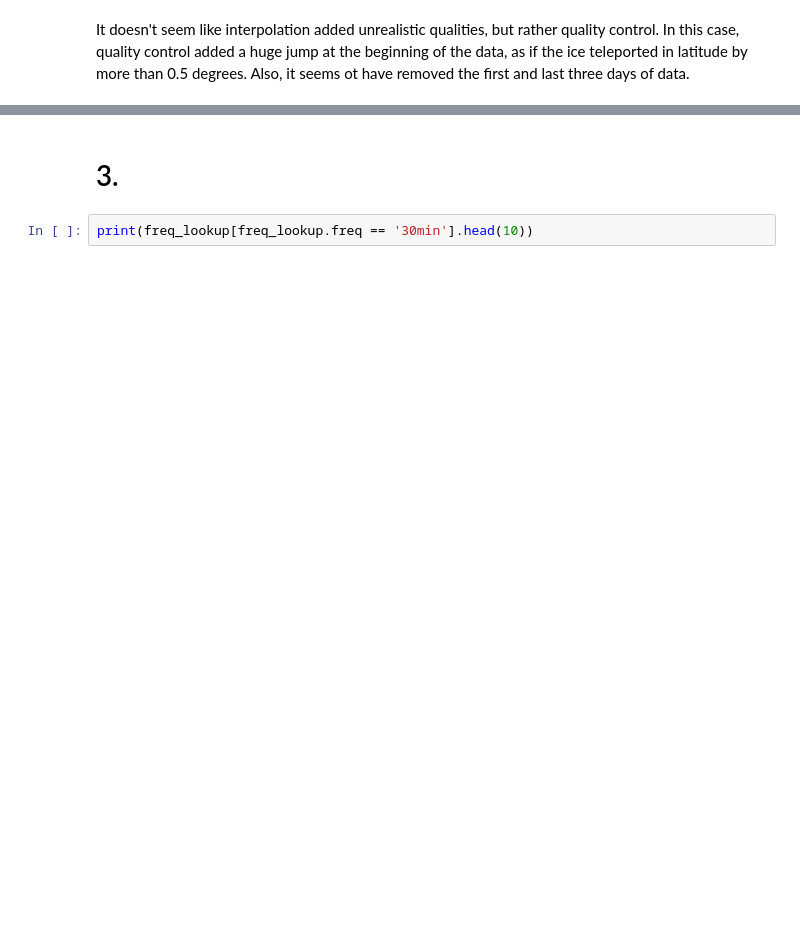
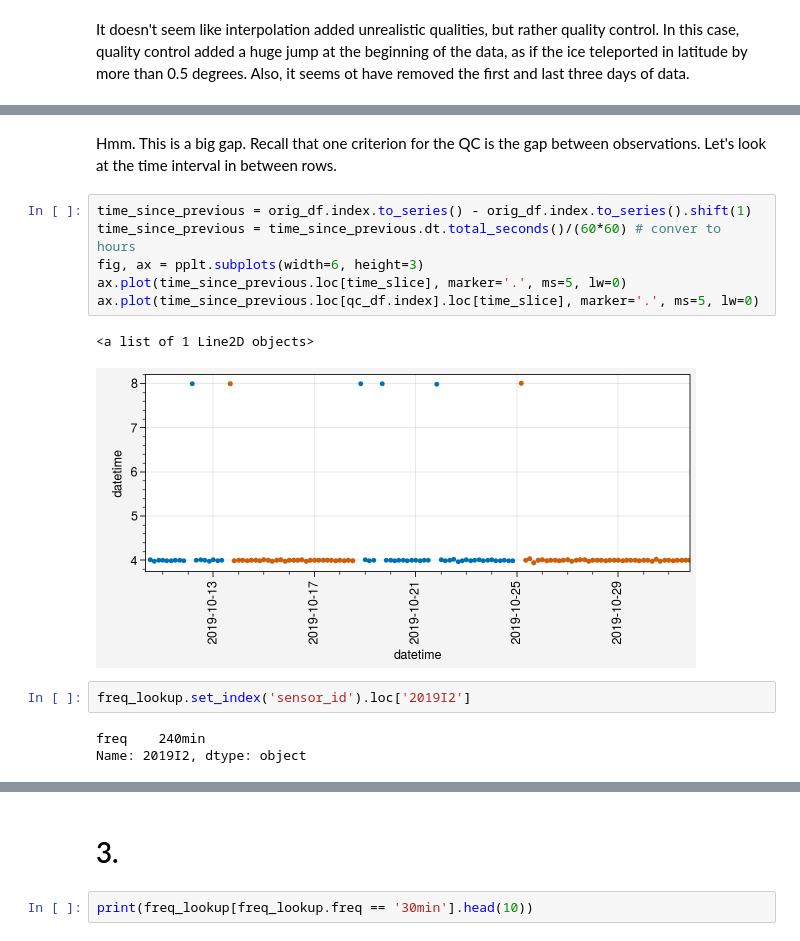
Before and after one commit to awang343/uncertainty-quantification-sea-ice, a Jupyter notebook: notebooks/Buoy Processing.ipynb, the cells around one changed output, grey strips where cells are left out. Cells and saved outputs as stored; diff of their text form; blank space fills up the shorter version.

```diff
--- a/notebooks/Buoy Processing.ipynb
+++ b/notebooks/Buoy Processing.ipynb
@@ -128,0 +171,16 @@ It doesn't seem like interpolation added unrealistic qualities, but rather quali
+# %% [markdown]
+Hmm. This is a big gap. Recall that one criterion for the QC is the gap between observations. Let's look at the time interval in between rows.
+# %%
+time_since_previous = orig_df.index.to_series() - orig_df.index.to_series().shift(1)
+time_since_previous = time_since_previous.dt.total_seconds()/(60*60) # conver to hours
+fig, ax = pplt.subplots(width=6, height=3)
+ax.plot(time_since_previous.loc[time_slice], marker='.', ms=5, lw=0)
+ax.plot(time_since_previous.loc[qc_df.index].loc[time_slice], marker='.', ms=5, lw=0)
+# %% [output]
+<a list of 1 Line2D objects>
+[figure, added]
+# %%
+freq_lookup.set_index('sensor_id').loc['2019I2']
+# %% [output]
+freq    240min
+Name: 2019I2, dtype: object
```
Also changed, not shown: parts of 16 cells of this notebook, 1 other file.
